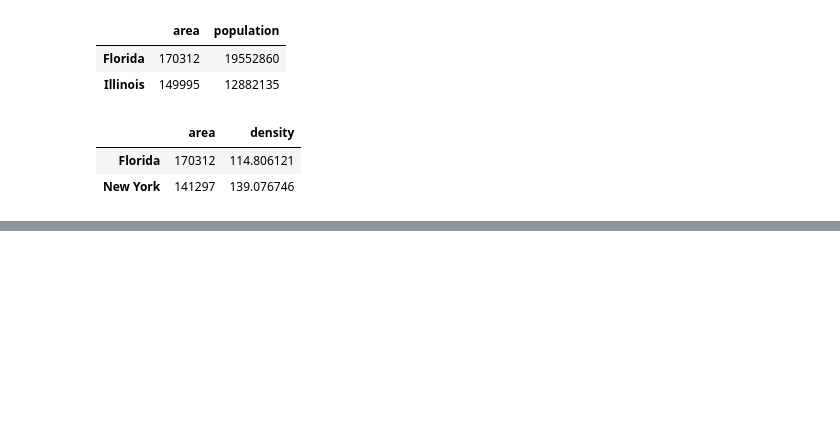
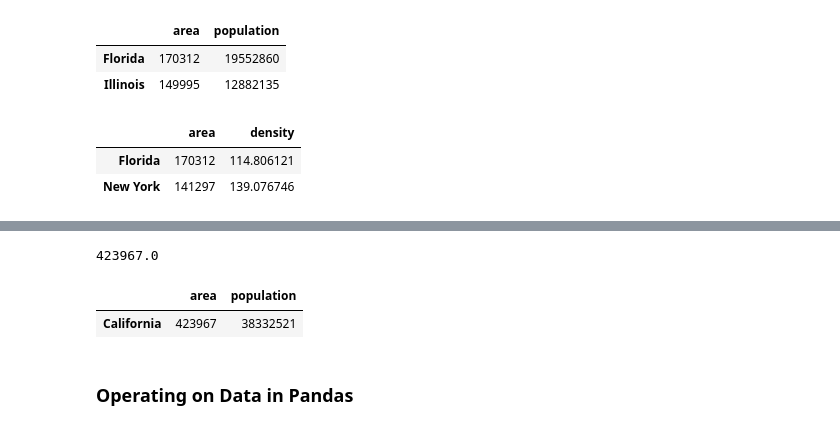
Before and after one commit to numanyilmaz/PythonDataScienceHandbookNotes, a Jupyter notebook: Chapter3.ipynb, the cells around one changed output, grey strips where cells are left out. Drawn from its saved outputs; the diff is of its cells as text; code cells hidden in the pictures; blank space fills up the shorter version.

Commit message:
until operating on data in pandas

```diff
--- a/Chapter3.ipynb
+++ b/Chapter3.ipynb
@@ -503,0 +515,11 @@ data.loc[data['density'] > 100 , ['area', 'density']]
+# %%
+data.iloc[0,0]
+# %% [output]
+423967.0
+# %%
+data.sort_values('population', ascending=False).ix[0:1, ['area', 'population']]
+# %% [output]
+|  | area | population |
+| California | 423967 | 38332521 |
+# %% [markdown]
+### Operating on Data in Pandas
```
Also changed, not shown: parts of 5 cells of this notebook.
